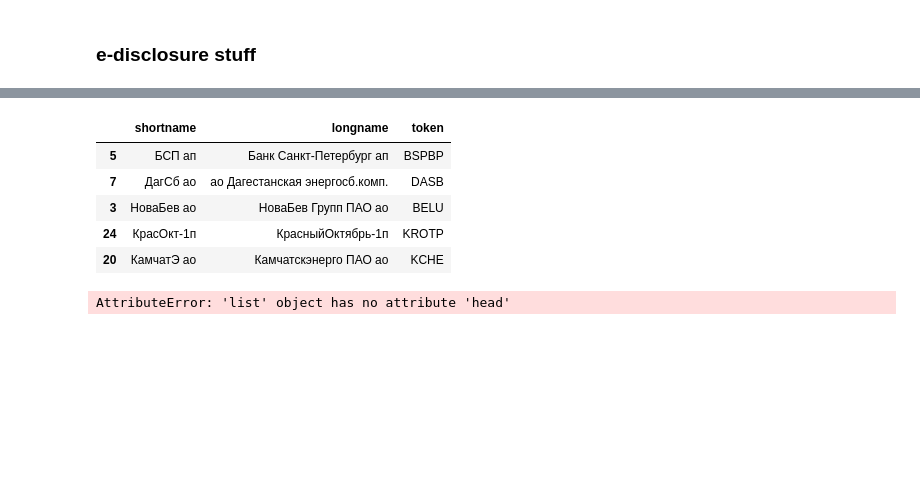
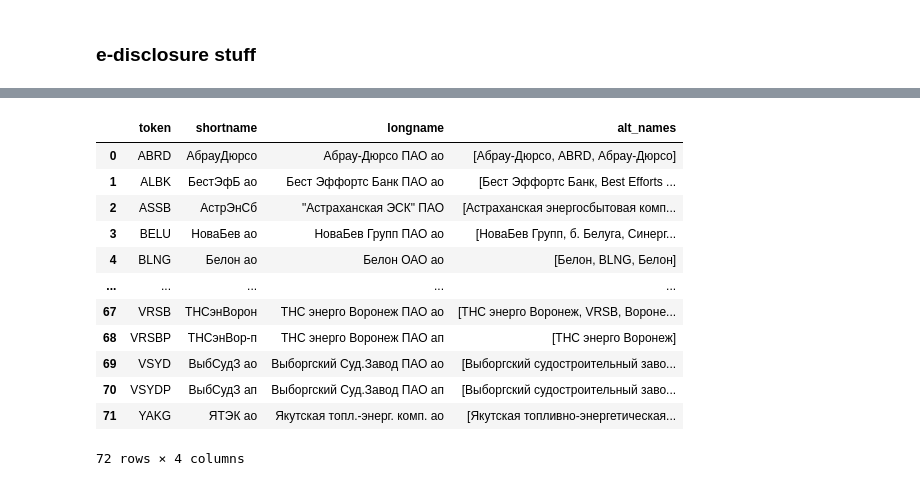
Before and after one commit to T1r3sh/pnd_project, a Jupyter notebook: notebooks/test.ipynb, the cells around one changed output, grey strips where cells are left out. Cells and saved outputs as stored; diff of their text form; code cells hidden in the pictures; blank space fills up the shorter version.

```diff
--- a/notebooks/test.ipynb
+++ b/notebooks/test.ipynb
@@ -575,0 +464,9 @@ tokens
+# %%
+res = dict()
+for token in tokens:
+    response = client.get("/forum/subforum/", params=dict(id=1, q=token))
+    soup = BeautifulSoup(response.text, "html.parser")
+    tmp = soup.find("td", class_="mfd-item-subject")
+    if tmp:
+        res[token]=tmp.find("a").text
+res
@@ -575,0 +493,10 @@ tokens
+# %%
+res_predf = []
+for token, alt_name in res.items():
+    tmp_alt_names = []
+    tmp_list = alt_name.split(" (")
+    tmp_alt_names.extend(tmp_list[0].split(" / "))
+    for i in range(1, len(tmp_list)):
+        tmp_alt_names.extend(tmp_list[i][:-1].split(", "))
+    res_predf.append((token, tmp_alt_names))
+res_predf
@@ -575,0 +521,3 @@ tokens
+# %%
+new_sn_df = pd.merge(sn_df, pd.DataFrame(res_predf, columns=["token", "alt_names"]), on="token",how="left")
+new_sn_df.sample(5)
@@ -575,0 +540,12 @@ tokens
+# %%
+res = []
+for alt_name, alt_name_list in zip(new_sn_df["alt_name_1"].tolist(), new_sn_df["alt_names"].tolist()):
+    if alt_name is None:
+        res.append(None if type(alt_name_list) != list else alt_name_list)
+        continue
+    if type(alt_name_list) != list:
+        res.append([alt_name])
+        continue
+    alt_name_list.append(alt_name)
+    res.append(alt_name_list)
+res
@@ -576,10 +570,20 @@ tokens
+# %%
+new_sn_df["alt_names"] = res
+new_sn_df.drop(columns=["alt_name_1"], inplace=True)
+new_sn_df
+# %% [output]
+|  | token | shortname | longname | alt_names |
+| 0 | ABRD | АбрауДюрсо | Абрау-Дюрсо ПАО ао | [Абрау-Дюрсо, ABRD, Абрау-Дюрсо] |
+| 1 | ALBK | БестЭфБ ао | Бест Эффортс Банк ПАО ао | [Бест Эффортс Банк, Best Efforts ... |
+| 2 | ASSB | АстрЭнСб | "Астраханская ЭСК" ПАО | [Астраханская энергосбытовая комп... |
+| 3 | BELU | НоваБев ао | НоваБев Групп ПАО ао | [НоваБев Групп, б. Белуга, Синерг... |
+| 4 | BLNG | Белон ао | Белон ОАО ао | [Белон, BLNG, Белон] |
+| ... | ... | ... | ... | ... |
+| 67 | VRSB | ТНСэнВорон | ТНС энерго Воронеж ПАО ао | [ТНС энерго Воронеж, VRSB, Вороне... |
+| 68 | VRSBP | ТНСэнВор-п | ТНС энерго Воронеж ПАО ап | [ТНС энерго Воронеж] |
+| 69 | VSYD | ВыбСудЗ ао | Выборгский Суд.Завод ПАО ао | [Выборгский судостроительный заво... |
+| 70 | VSYDP | ВыбСудЗ ап | Выборгский Суд.Завод ПАО ап | [Выборгский судостроительный заво... |
+| 71 | YAKG | ЯТЭК ао | Якутская топл.-энерг. комп. ао | [Якутская топливно-энергетическая... |
+72 rows × 4 columns
 # %%
-sn_df = pd.read_parquet(os.path.join(datasets_folder_path, "sec_names.parquet"))
-sn_df.sample(5)
+new_sn_df.to_parquet(os.path.join(datasets_folder_path, "sec_names.parquet"))
-# %% [output]
-|  | shortname | longname | token |
-| 5 | БСП ап | Банк Санкт-Петербург ап | BSPBP |
-| 7 | ДагСб ао | ао Дагестанская энергосб.комп. | DASB |
-| 3 | НоваБев ао | НоваБев Групп ПАО ао | BELU |
-| 24 | КрасОкт-1п | КрасныйОктябрь-1п | KROTP |
-| 20 | КамчатЭ ао | Камчатскэнерго ПАО ао | KCHE |
@@ -591,8 +589,0 @@ import httpx
-# %%
-raw_url_df_list = []
-base_url = "https://smart-lab.ru/"
-# Token forum pages
-forum_token_endpoints_1 = get_smartlab_forum_urls(tokens, 95)
-forum_token_endpoints_1[:5]
-# %% [output]
-AttributeError: 'list' object has no attribute 'head'
```
Also changed, not shown: parts of 59 cells of this notebook, 5 other files.
